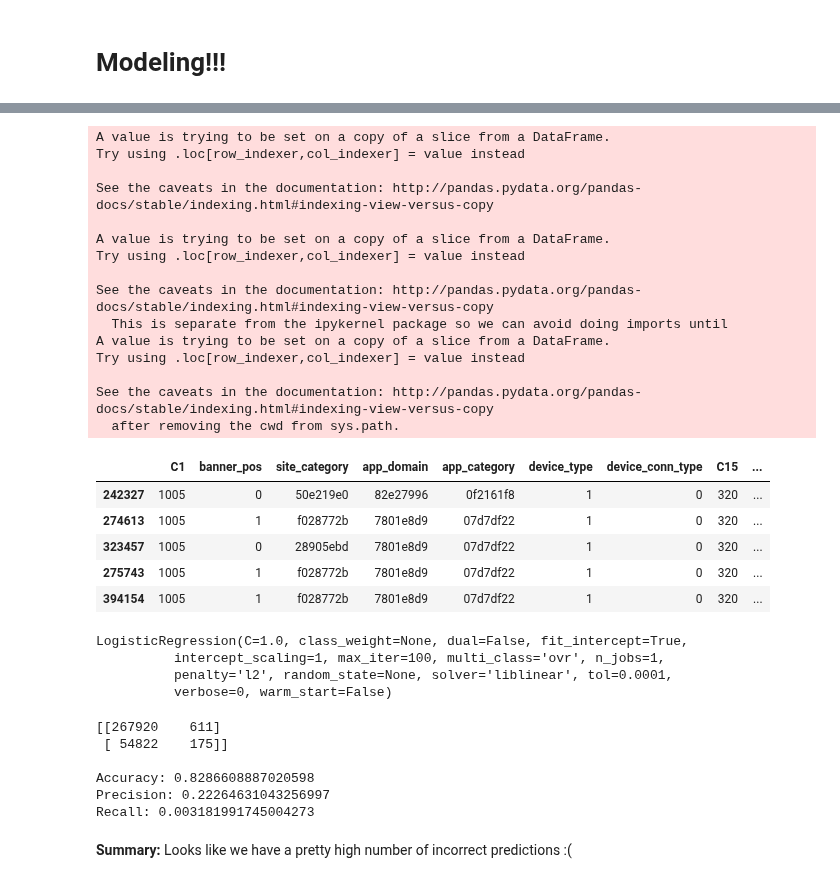
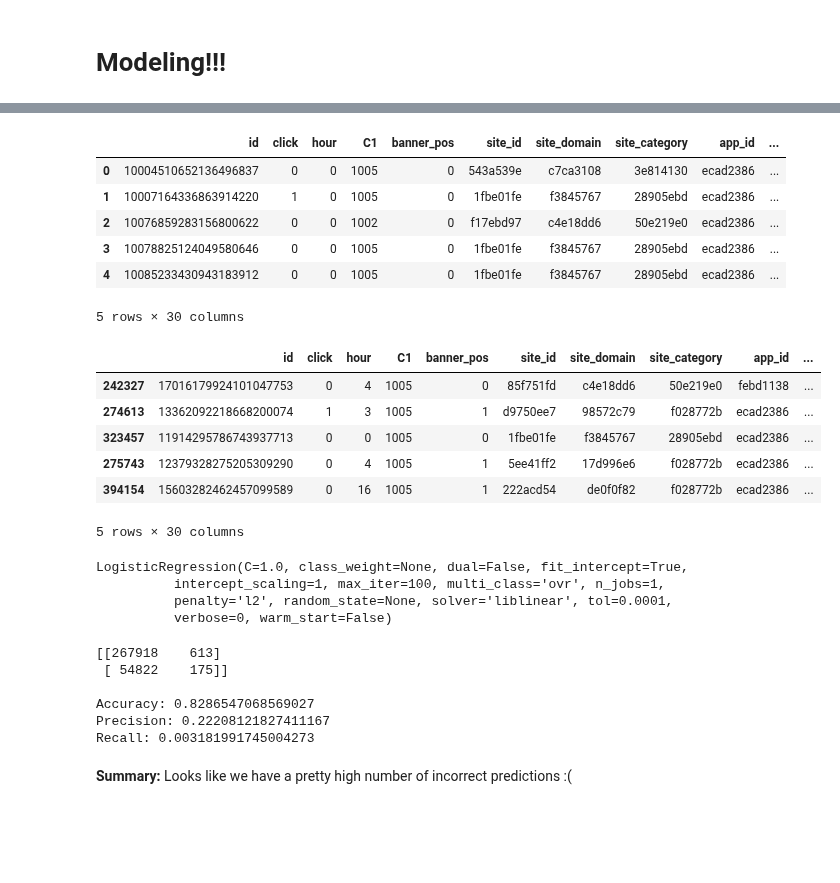
Before and after one commit to kanalyzers/ad_optimization, a Jupyter notebook: notebooks/julia_book.ipynb, the cells around one changed output, grey strips where cells are left out. Saved outputs shown, nothing was run; the diff lists cells and outputs as text; code cells hidden in the pictures; blank space fills up the shorter version.

```diff
--- a/notebooks/julia_book.ipynb
+++ b/notebooks/julia_book.ipynb
@@ -530,35 +586,21 @@ ValueError: could not convert string to float: 'f028772b'
 # %%
 # Encoding for only 3 of the columns for the sake of time - using LabelEncoder()
 # Create new columns for the encoded values so have the original values for reference
 
 le_site_category = LabelEncoder()
-new_train['enc_app_domain'] = le_site_category.fit_transform(new_train['app_domain'])
-new_train['enc_site_category'] = le_site_category.fit_transform(new_train['site_category'])
-new_train['enc_app_category'] = le_site_category.fit_transform(new_train['app_category'])
+temp_sub_df['enc_app_domain'] = le_site_category.fit_transform(temp_sub_df['app_domain'])
+temp_sub_df['enc_site_category'] = le_site_category.fit_transform(temp_sub_df['site_category'])
+temp_sub_df['enc_app_category'] = le_site_category.fit_transform(temp_sub_df['app_category'])
 
-new_train.head()
+temp_sub_df.head()
 # %% [output]
+|  | id | click | hour | C1 | banner_pos | site_id | site_domain | site_category | app_id | ... |
+| 0 | 10004510652136496837 | 0 | 0 | 1005 | 0 | 543a539e | c7ca3108 | 3e814130 | ecad2386 | ... |
+| 1 | 10007164336863914220 | 1 | 0 | 1005 | 0 | 1fbe01fe | f3845767 | 28905ebd | ecad2386 | ... |
+| 2 | 10076859283156800622 | 0 | 0 | 1002 | 0 | f17ebd97 | c4e18dd6 | 50e219e0 | ecad2386 | ... |
+| 3 | 10078825124049580646 | 0 | 0 | 1005 | 0 | 1fbe01fe | f3845767 | 28905ebd | ecad2386 | ... |
+| 4 | 10085233430943183912 | 0 | 0 | 1005 | 0 | 1fbe01fe | f3845767 | 28905ebd | ecad2386 | ... |
-A value is trying to be set on a copy of a slice from a DataFrame.
-Try using .loc[row_indexer,col_indexer] = value instead
-
-See the caveats in the documentation: http://pandas.pydata.org/pandas-docs/stable/indexing.html#indexing-view-versus-copy
-
-A value is trying to be set on a copy of a slice from a DataFrame.
-Try using .loc[row_indexer,col_indexer] = value instead
-
-See the caveats in the documentation: http://pandas.pydata.org/pandas-docs/stable/indexing.html#indexing-view-versus-copy
-  This is separate from the ipykernel package so we can avoid doing imports until
-A value is trying to be set on a copy of a slice from a DataFrame.
-Try using .loc[row_indexer,col_indexer] = value instead
-
-See the caveats in the documentation: http://pandas.pydata.org/pandas-docs/stable/indexing.html#indexing-view-versus-copy
-  after removing the cwd from sys.path.
+5 rows × 30 columns
-|  | C1 | banner_pos | site_category | app_domain | app_category | device_type | device_conn_type | C15 | ... |
-| 242327 | 1005 | 0 | 50e219e0 | 82e27996 | 0f2161f8 | 1 | 0 | 320 | ... |
-| 274613 | 1005 | 1 | f028772b | 7801e8d9 | 07d7df22 | 1 | 0 | 320 | ... |
-| 323457 | 1005 | 0 | 28905ebd | 7801e8d9 | 07d7df22 | 1 | 0 | 320 | ... |
-| 275743 | 1005 | 1 | f028772b | 7801e8d9 | 07d7df22 | 1 | 0 | 320 | ... |
-| 394154 | 1005 | 1 | f028772b | 7801e8d9 | 07d7df22 | 1 | 0 | 320 | ... |
 # %%
 # Update features with the appropriate encoded column names
 
@@ -567,6 +609,27 @@ FEATURES = ['C1', 'banner_pos', 'enc_site_category', 'enc_app_domain',
        'device_conn_type', 'C15', 'C16', 'C18', 'C20', 'C21', 'day_of_week',
            'hour']
 TARGET = ['click']
+# %%
+# temp_sub_df = sub_df.drop(['id','hour','C14','C17','C19','site_id','site_domain','app_id','device_id'], axis =1)
+
+
+# split the data into test and train
+train, test  = train_test_split(
+  temp_sub_df,                        # split our digits dataframe
+  stratify=temp_sub_df[TARGET],       # stratify by the species column
+  test_size=0.2,                # 20% of the data should be held for testing
+  random_state=42               # hard-coded random state for repeatability in the example
+)
+
+train.head()
+# %% [output]
+|  | id | click | hour | C1 | banner_pos | site_id | site_domain | site_category | app_id | ... |
+| 242327 | 17016179924101047753 | 0 | 4 | 1005 | 0 | 85f751fd | c4e18dd6 | 50e219e0 | febd1138 | ... |
+| 274613 | 13362092218668200074 | 1 | 3 | 1005 | 1 | d9750ee7 | 98572c79 | f028772b | ecad2386 | ... |
+| 323457 | 11914295786743937713 | 0 | 0 | 1005 | 0 | 1fbe01fe | f3845767 | 28905ebd | ecad2386 | ... |
+| 275743 | 12379328275205309290 | 0 | 4 | 1005 | 1 | 5ee41ff2 | 17d996e6 | f028772b | ecad2386 | ... |
+| 394154 | 15603282462457099589 | 0 | 16 | 1005 | 1 | 222acd54 | de0f0f82 | f028772b | ecad2386 | ... |
+5 rows × 30 columns
 # %%
 # Start of LogisticRegression Model!!
 
@@ -584,18 +647,18 @@ predictions = model.predict(new_train[FEATURES])
 # %%
 #*******metrics******
 #confusion matrix using the same training data since I do not have test dataset downloaded
-cnf_matrix = metrics.confusion_matrix(new_train[TARGET], predictions)
+cnf_matrix = metrics.confusion_matrix(train[TARGET], predictions)
 print(cnf_matrix)
 print()
-print("Accuracy:",metrics.accuracy_score(new_train[TARGET], predictions))
-print("Precision:",metrics.precision_score(new_train[TARGET], predictions))
-print("Recall:",metrics.recall_score(new_train[TARGET], predictions))
+print("Accuracy:",metrics.accuracy_score(train[TARGET], predictions))
+print("Precision:",metrics.precision_score(train[TARGET], predictions))
+print("Recall:",metrics.recall_score(train[TARGET], predictions))
 # %% [output]
-[[267920    611]
+[[267918    613]
  [ 54822    175]]
 
-Accuracy: 0.8286608887020598
-Precision: 0.22264631043256997
+Accuracy: 0.8286547068569027
+Precision: 0.22208121827411167
 Recall: 0.003181991745004273
 # %% [markdown]
 **Summary:** Looks like we have a pretty high number of incorrect predictions :(
```
Also changed, not shown: parts of 33 cells of this notebook.
